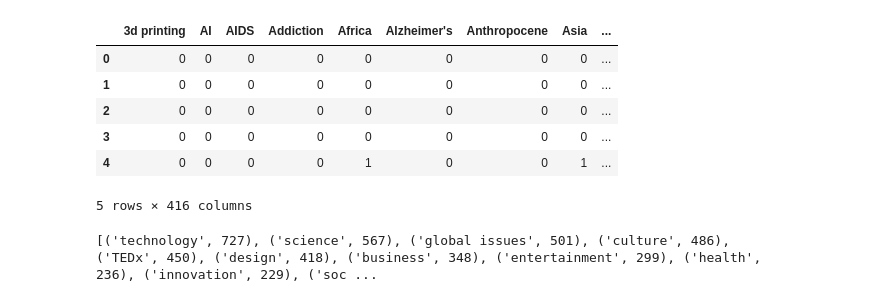
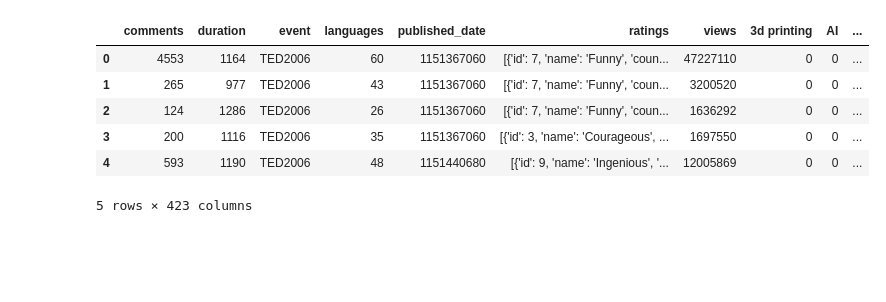
Before and after one commit to Avisikta-Majumdar/TedTalksAnalysis, a Jupyter notebook: Michal's notebook.ipynb, the cells around one changed output. Drawn from its saved outputs; the diff is of its cells as text; code cells hidden in the pictures; blank space fills up the shorter version.

```diff
--- a/Michal's notebook.ipynb
+++ b/Michal's notebook.ipynb
@@ -17,0 +13,4 @@ plt.show()
+# %%
+
+df_ted_main.drop(['description', 'film_date', 'main_speaker', 'name', 'num_speaker', 'related_talks', 'speaker_occupation', 'title', 'url'], axis=1, inplace=True)
+df_ted_main.head()
@@ -18,51 +24,32 @@ plt.show()
 # %%
-######### ONE HOT ENCODING #########
-# sort
+# ----------------------------------------------------------
+# 2. one hot encoding
+# ----------------------------------------------------------
 
+# one hot encoding tags
 
-# get only first 100
-# df_ted_main = df_ted_main.head(100)
-
-# iterate trough data set
+# iterate trough the data set
 for i, row in df_ted_main.iterrows():
     # change string formed list into normal list
     element_list_form = ast.literal_eval(df_ted_main.at[i,'tags'])
     element_list_form = [i.strip() for i in element_list_form]
     # finish converting by replacing string version of a list for the list type
     df_ted_main.at[i,'tags'] = element_list_form
 
 # one hot encoding with column named "tags"
-# since "tags" is a Series on each row, I need to split them first and then I can do one host encoding
-one_hot_encoded_tags = df_ted_main.drop('tags', 1).join(
+# since "tags" is a Series on each row, we need to split them first and then we can do one hot encoding
+df_ted_main = df_ted_main.drop('tags', 1).join(
     pd.get_dummies(
         pd.DataFrame(df_ted_main.tags.tolist()).stack()
     ).astype(int).sum(level=0)
 )
 
-# dropping some columns to have an overview with one hot encoding only
-one_hot_encoded_tags = one_hot_encoded_tags.drop(one_hot_encoded_tags.columns[[0, 1, 2, 3, 4, 5, 6, 7, 8, 9, 10, 11, 12, 13, 14, 15]], axis=1)
-one_hot_encoded_tags.head()
+df_ted_main.head()
 # %% [output]
-|  | 3d printing | AI | AIDS | Addiction | Africa | Alzheimer's | Anthropocene | Asia | ... |
-| 0 | 0 | 0 | 0 | 0 | 0 | 0 | 0 | 0 | ... |
-| 1 | 0 | 0 | 0 | 0 | 0 | 0 | 0 | 0 | ... |
-| 2 | 0 | 0 | 0 | 0 | 0 | 0 | 0 | 0 | ... |
-| 3 | 0 | 0 | 0 | 0 | 0 | 0 | 0 | 0 | ... |
-| 4 | 0 | 0 | 0 | 0 | 1 | 0 | 0 | 1 | ... |
+|  | comments | duration | event | languages | published_date | ratings | views | 3d printing | AI | ... |
+| 0 | 4553 | 1164 | TED2006 | 60 | 1151367060 | [{'id': 7, 'name': 'Funny', 'coun... | 47227110 | 0 | 0 | ... |
+| 1 | 265 | 977 | TED2006 | 43 | 1151367060 | [{'id': 7, 'name': 'Funny', 'coun... | 3200520 | 0 | 0 | ... |
+| 2 | 124 | 1286 | TED2006 | 26 | 1151367060 | [{'id': 7, 'name': 'Funny', 'coun... | 1636292 | 0 | 0 | ... |
+| 3 | 200 | 1116 | TED2006 | 35 | 1151367060 | [{'id': 3, 'name': 'Courageous', ... | 1697550 | 0 | 0 | ... |
+| 4 | 593 | 1190 | TED2006 | 48 | 1151440680 | [{'id': 9, 'name': 'Ingenious', '... | 12005869 | 0 | 0 | ... |
-5 rows × 416 columns
+5 rows × 423 columns
-# %%
-# list_with_counted_column_values = np.empty((0,3), int)
-dic_with_counted_column_values = {}
-
-for column in one_hot_encoded_tags:
-    value_count = one_hot_encoded_tags[column].value_counts()
-    # converting from series to int
-    value_count = value_count[1].astype(int)
-    dic_with_counted_column_values[column] = value_count
-#     list_with_counted_column_values = np.append(list_with_counted_column_values, [[value_count]])
-
-# np.sort(list_with_counted_column_values)
-dic_with_counted_column_values = sorted(dic_with_counted_column_values.items(), key=lambda x: x[1], reverse=True)
-print(dic_with_counted_column_values)
-# %% [output]
-[('technology', 727), ('science', 567), ('global issues', 501), ('culture', 486), ('TEDx', 450), ('design', 418), ('business', 348), ('entertainment', 299), ('health', 236), ('innovation', 229), ('soc ...
```
Also changed, not shown: parts of 12 cells of this notebook, 1 other file.
